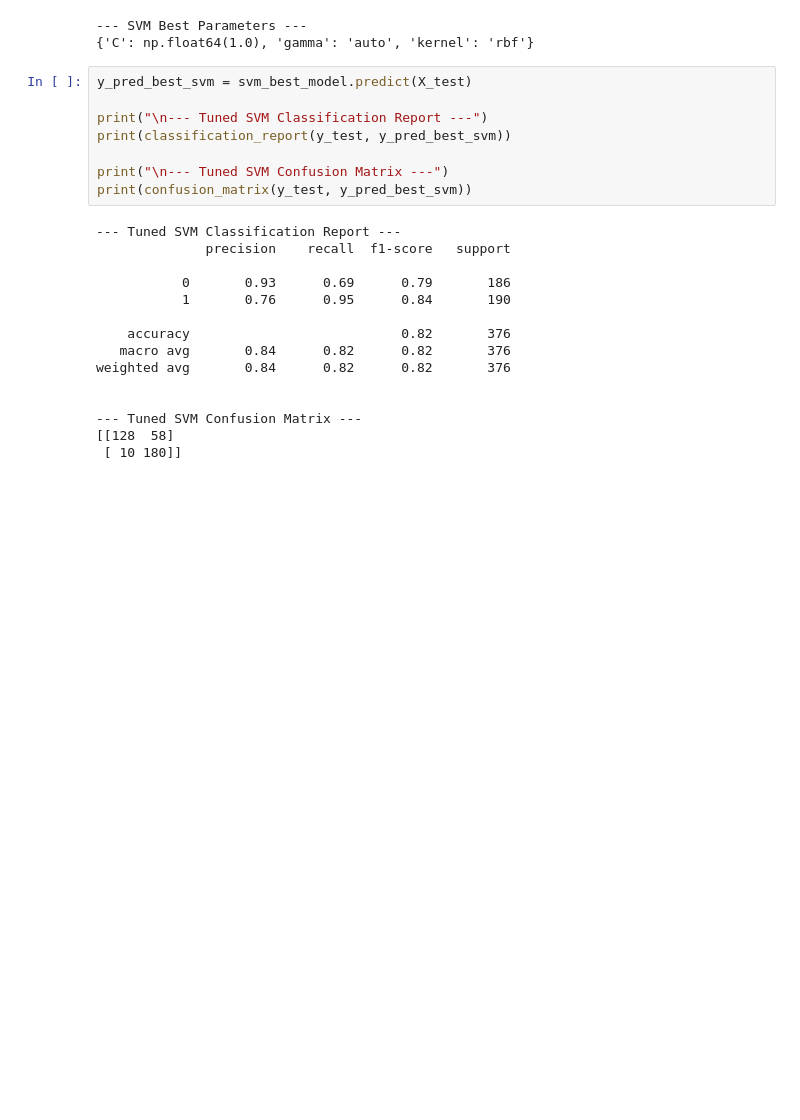
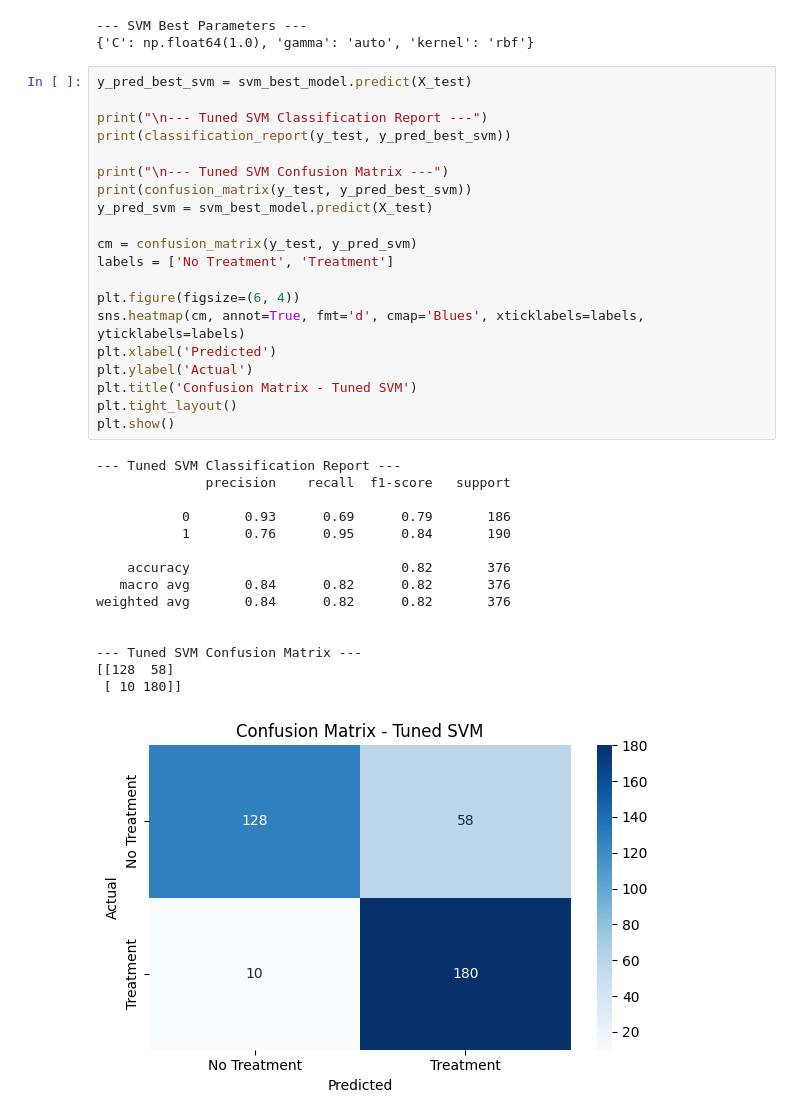
Before and after one commit to aking1024/DSS740_Final, a Jupyter notebook: Logistic_Regression.ipynb, the cells around one changed output. Saved outputs shown, nothing was run; the diff lists cells and outputs as text; blank space fills up the shorter version.

```diff
--- a/Logistic_Regression.ipynb
+++ b/Logistic_Regression.ipynb
@@ -314,23 +314,36 @@ svm_best_model = svm_grid_search.best_estimator_
 # %%
 y_pred_best_svm = svm_best_model.predict(X_test)
 
 print("\n--- Tuned SVM Classification Report ---")
 print(classification_report(y_test, y_pred_best_svm))
 
 print("\n--- Tuned SVM Confusion Matrix ---")
 print(confusion_matrix(y_test, y_pred_best_svm))
+y_pred_svm = svm_best_model.predict(X_test)
+
+cm = confusion_matrix(y_test, y_pred_svm)
+labels = ['No Treatment', 'Treatment']
+
+plt.figure(figsize=(6, 4))
+sns.heatmap(cm, annot=True, fmt='d', cmap='Blues', xticklabels=labels, yticklabels=labels)
+plt.xlabel('Predicted')
+plt.ylabel('Actual')
+plt.title('Confusion Matrix - Tuned SVM')
+plt.tight_layout()
+plt.show()
 # %% [output]
 --- Tuned SVM Classification Report ---
               precision    recall  f1-score   support
 
            0       0.93      0.69      0.79       186
            1       0.76      0.95      0.84       190
 
     accuracy                           0.82       376
    macro avg       0.84      0.82      0.82       376
 weighted avg       0.84      0.82      0.82       376
 
 
 --- Tuned SVM Confusion Matrix ---
 [[128  58]
  [ 10 180]]
+[figure, added]
```
